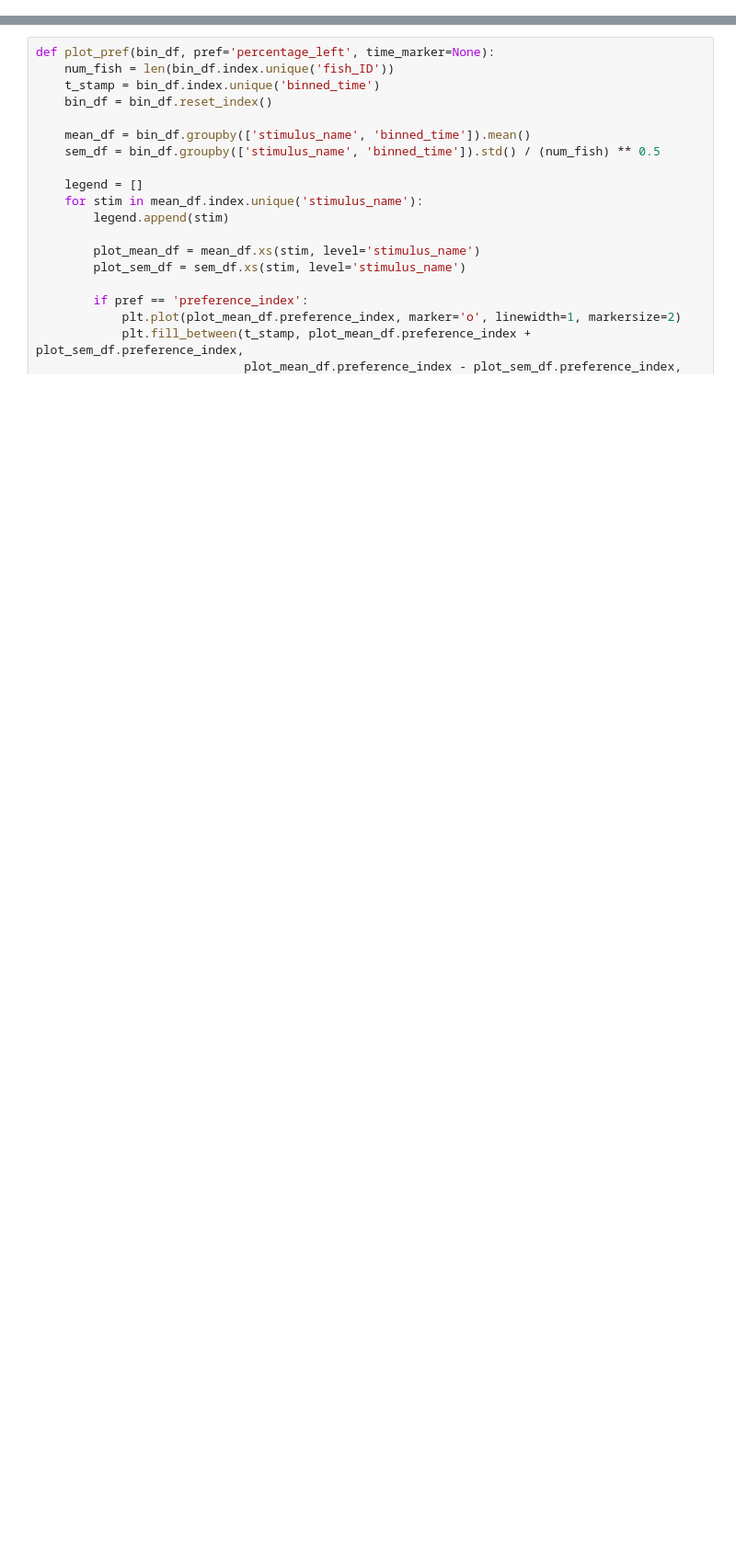
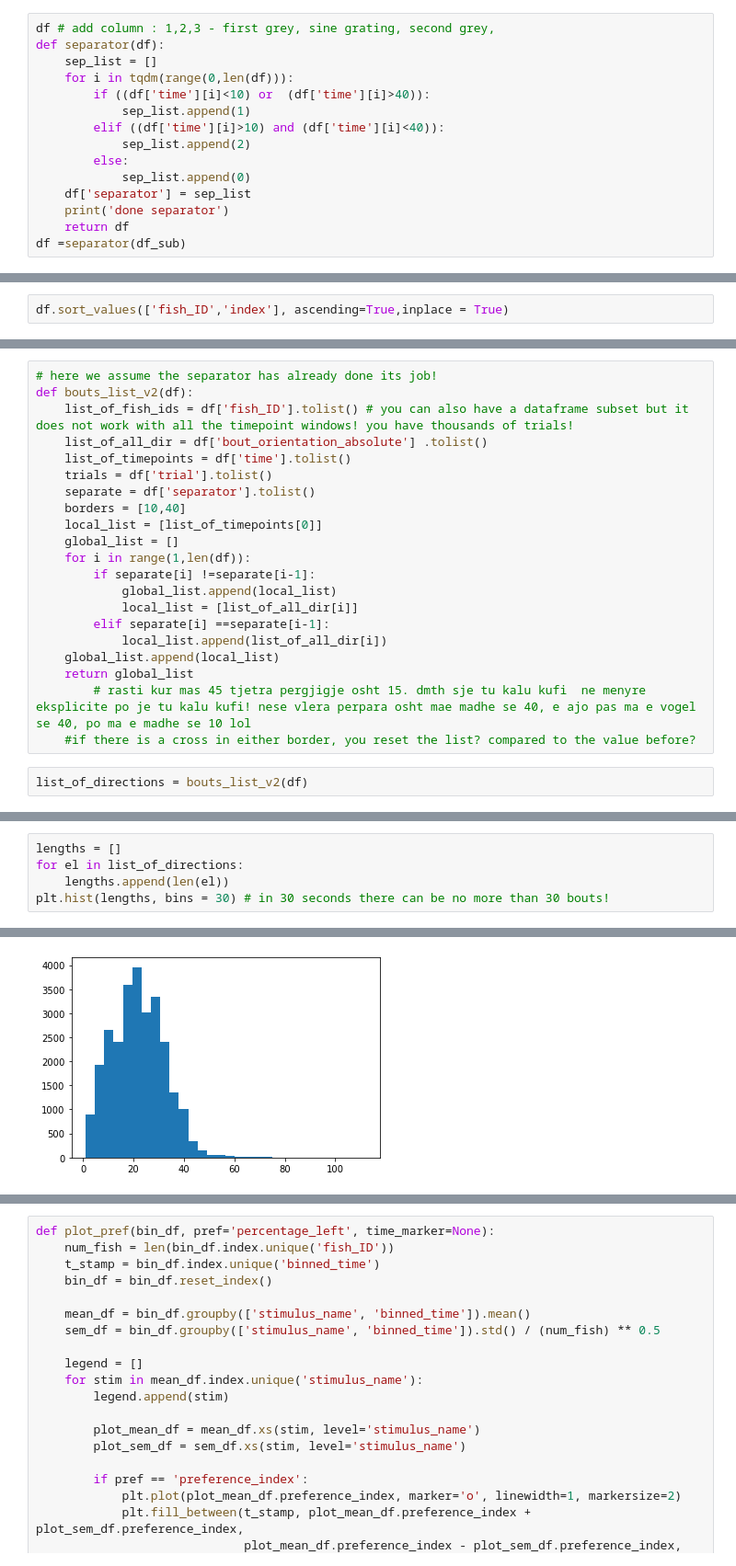
Before and after one commit to Flutura00/Master_thesis_1, a Jupyter notebook: Analysis_pipeline_1.ipynb, the cells around one changed output, grey strips where cells are left out. Shown at 92% size. Saved outputs shown, nothing was run; the diff lists cells and outputs as text; blank space fills up the shorter version.

```diff
--- a/Analysis_pipeline_1.ipynb
+++ b/Analysis_pipeline_1.ipynb
@@ -81,0 +101,15 @@ Index(['setup_index', 'arena_index', 'experiment_repeat', 'fish_ID',
+# %%
+df # add column : 1,2,3 - first grey, sine grating, second grey,
+def separator(df):
+    sep_list = []
+    for i in tqdm(range(0,len(df))):
+        if ((df['time'][i]<10) or  (df['time'][i]>40)):
+            sep_list.append(1)
+        elif ((df['time'][i]>10) and (df['time'][i]<40)):
+            sep_list.append(2)
+        else:
+            sep_list.append(0)
+    df['separator'] = sep_list
+    print('done separator')
+    return df
+df =separator(df_sub)
@@ -81,0 +122,2 @@ Index(['setup_index', 'arena_index', 'experiment_repeat', 'fish_ID',
+# %%
+df.sort_values(['fish_ID','index'], ascending=True,inplace = True)
@@ -81,0 +155,23 @@ Index(['setup_index', 'arena_index', 'experiment_repeat', 'fish_ID',
+# %%
+# here we assume the separator has already done its job!
+def bouts_list_v2(df):
+    list_of_fish_ids = df['fish_ID'].tolist() # you can also have a dataframe subset but it does not work with all the timepoint windows! you have thousands of trials!
+    list_of_all_dir = df['bout_orientation_absolute'] .tolist()
+    list_of_timepoints = df['time'].tolist()
+    trials = df['trial'].tolist()
+    separate = df['separator'].tolist()
+    borders = [10,40]
+    local_list = [list_of_timepoints[0]]
+    global_list = []
+    for i in range(1,len(df)):
+        if separate[i] !=separate[i-1]:
+            global_list.append(local_list)
+            local_list = [list_of_all_dir[i]]
+        elif separate[i] ==separate[i-1]:
+            local_list.append(list_of_all_dir[i])
+    global_list.append(local_list)
+    return global_list
+        # rasti kur mas 45 tjetra pergjigje osht 15. dmth sje tu kalu kufi  ne menyre eksplicite po je tu kalu kufi! nese vlera perpara osht mae madhe se 40, e ajo pas ma e vogel se 40, po ma e madhe se 10 lol
+    #if there is a cross in either border, you reset the list? compared to the value before?
+# %%
+list_of_directions = bouts_list_v2(df)
@@ -81,0 +182,6 @@ Index(['setup_index', 'arena_index', 'experiment_repeat', 'fish_ID',
+# %%
+lengths = []
+for el in list_of_directions:
+    lengths.append(len(el))
+plt.hist(lengths, bins = 30) # in 30 seconds there can be no more than 30 bouts!
+# %% [output]
@@ -81,0 +198 @@ Index(['setup_index', 'arena_index', 'experiment_repeat', 'fish_ID',
+[figure, added]
```
Also changed, not shown: parts of 42 cells of this notebook, 13 other files.
